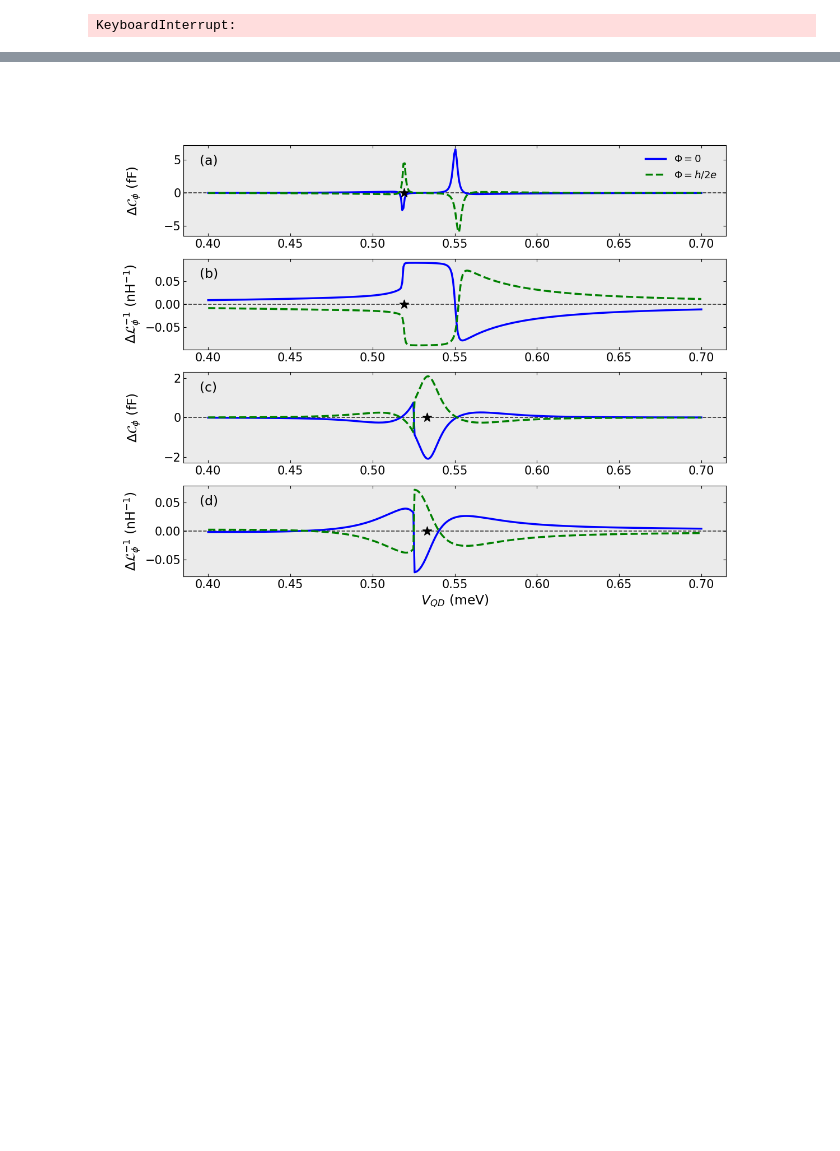
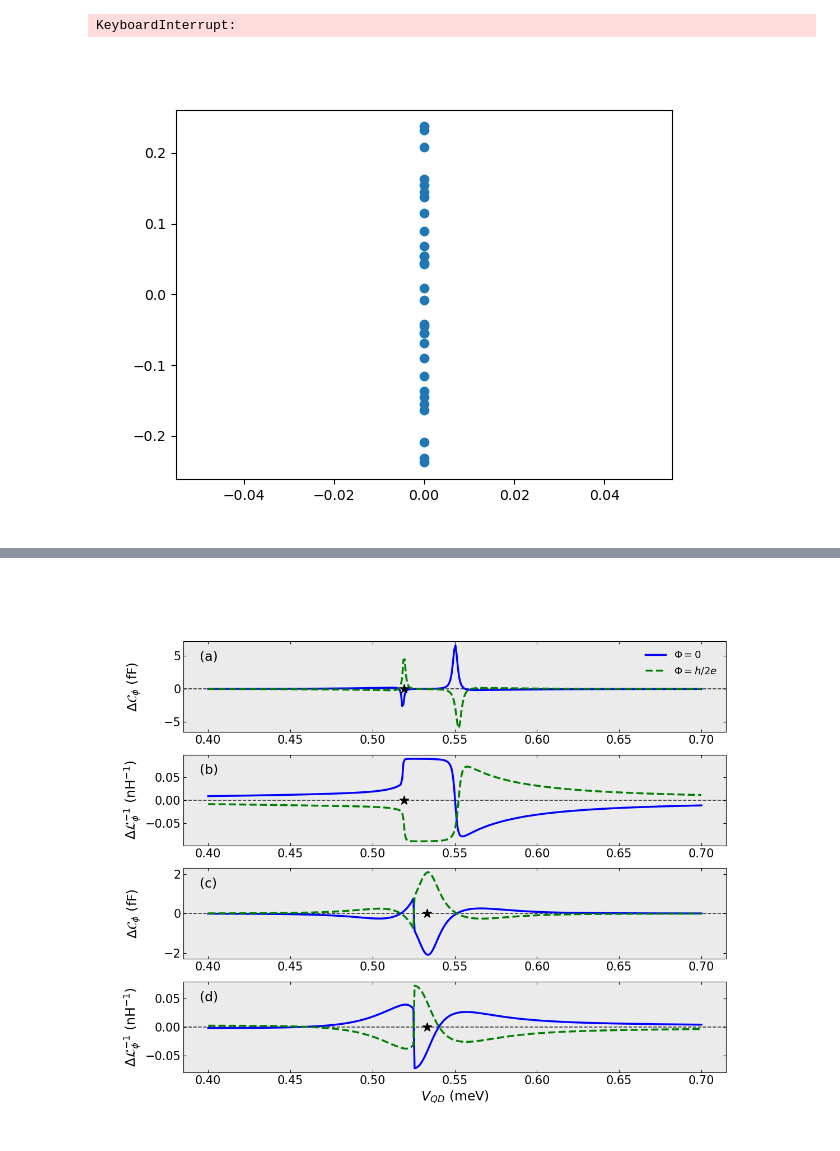
Before and after one commit to binayyakbhroy/Impedance_Simulations, a Jupyter notebook: Impedance_result_generation.ipynb, the cells around one changed output, grey strips where cells are left out. Saved outputs shown, nothing was run; the diff lists cells and outputs as text; code cells hidden in the pictures; blank space fills up the shorter version.

```diff
--- a/Impedance_result_generation.ipynb
+++ b/Impedance_result_generation.ipynb
@@ -140,3 +164,10 @@ L_vs_phi_even_P_2, L_vs_phi_even_D_2, L_vs_phi_odd_P_2, L_vs_phi_odd_D_2 = induc
+# %%
+Eneg = Energy_spectrum(0.7, params)
+fig, ax = plt.subplots()
+ax.plot(np.zeros(30), Eneg[200,:], 'o')
+plt.show()
+# %% [output]
+[figure, added]
 # %%
 from mpl_toolkits.axes_grid1.inset_locator import inset_axes
 import matplotlib.ticker as mtick
```
Also changed, not shown: parts of 14 cells of this notebook, 10 other files.
